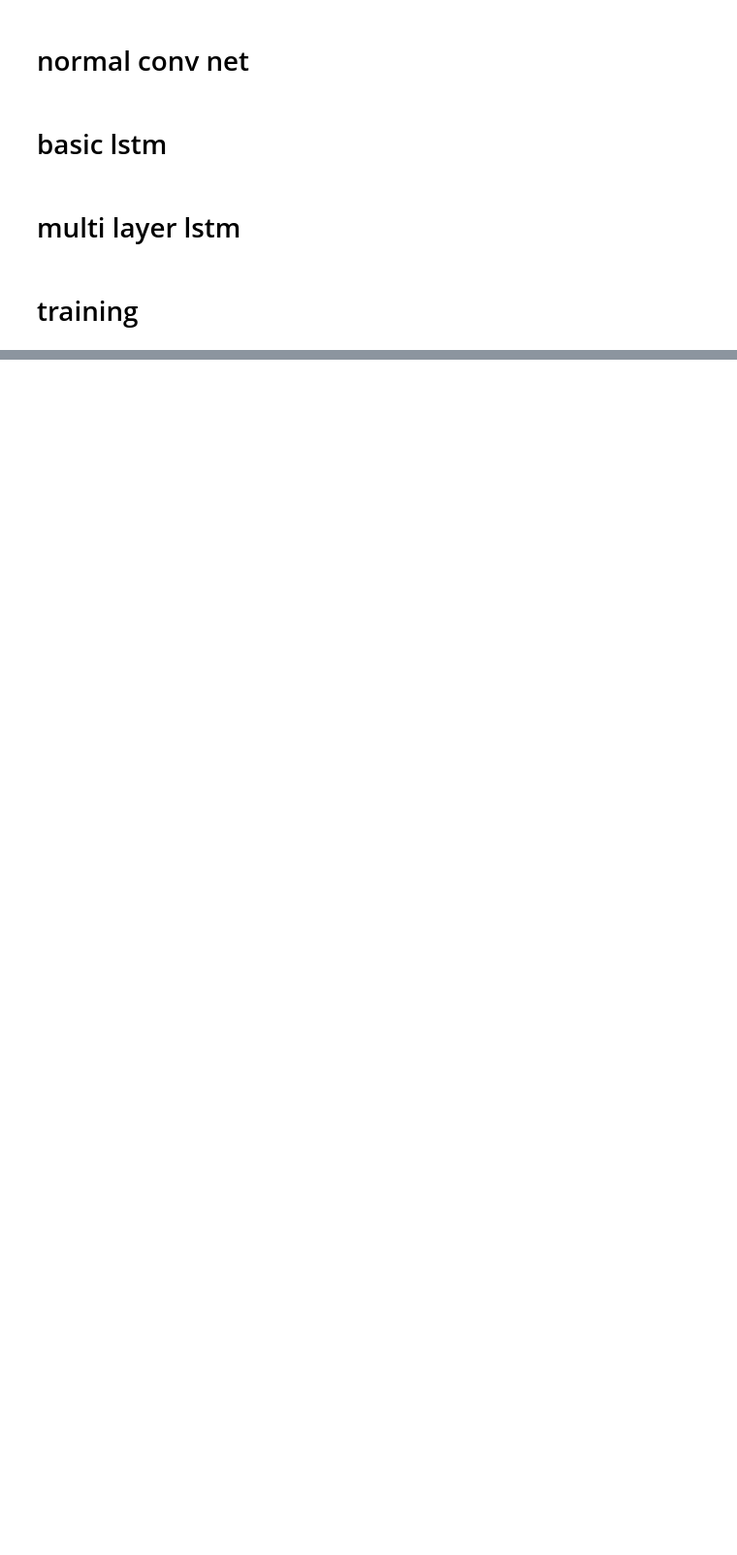
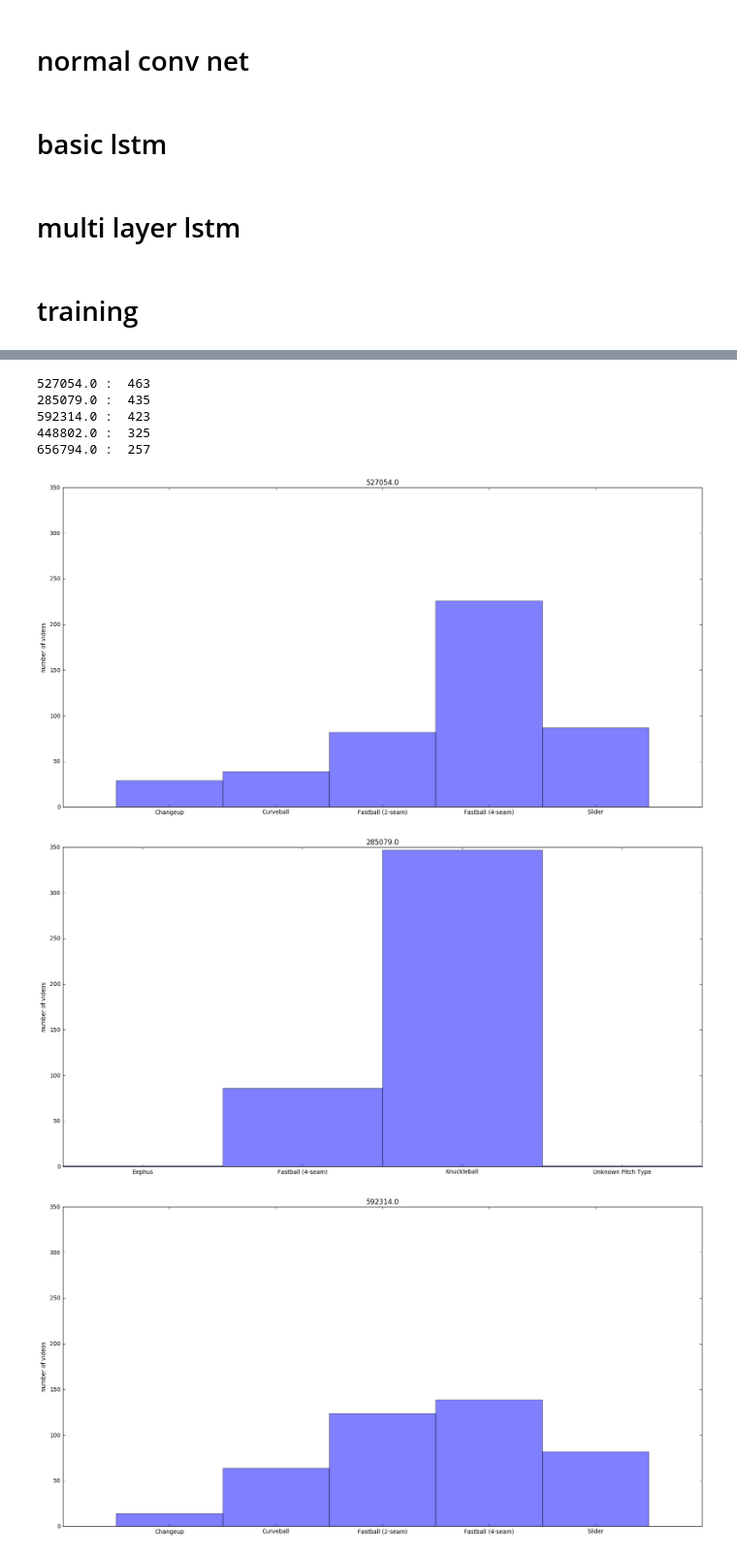
Before and after one commit to NinaWie/pitch_type, a Jupyter notebook: pitch classification.ipynb, the cells around one changed output, grey strips where cells are left out. Shown at 97% size. Cells and saved outputs as stored; diff of their text form; code cells hidden in the pictures; blank space fills up the shorter version.

```diff
--- a/pitch classification.ipynb
+++ b/pitch classification.ipynb
@@ -697,0 +713,11 @@ print(acc)
+# %%
+pitcher = cf["Pitcher"].values.astype(int)
+statistic = sp.stats.itemfreq(pitcher) #.sort(axis = 0)
+
+number = np.array(frequ[:,1])
+
+for i in range(5):
+    maxi = np.argmax(number)
+    a = frequ[maxi]
+    number[maxi]=0
+    print(a)
@@ -697,0 +750,43 @@ print(acc)
+# %%
+from data_preprocess import Preprocessor
+prepro = Preprocessor("cf_data.csv")
+players, _ = prepro.get_list_with_most("Pitcher")
+#print(players[2])
+pitchi = []
+for i in range(5):
+    prepro = Preprocessor("cf_data.csv")
+    prepro.cut_file_to_pitcher(players[i])
+    _, stat = prepro.get_list_with_most("Pitch Type")
+    pitchi.append(stat)
+print(pitchi)
+# %%
+for i in range(5):
+    print(players[i], ": ", np.sum(pitchi[i][:, 1]))
+# %% [output]
+527054.0 :  463
+285079.0 :  435
+592314.0 :  423
+448802.0 :  325
+656794.0 :  257
+# %%
+#data=np.random.random((4,10))
+import matplotlib.pylab as plt
+import numpy as np
+#xaxes = ['t1','t2','t3','t4']
+#yaxes = ['y1','y2','y3','y4']
+titles = players
+for i in range(5):
+
+    plt.figure(figsize=(20,10))
+    plt.ylim([0,350])
+    y_pos = range(len(pitchi[i]))
+    plt.bar(y_pos, pitchi[i][:,1], align='center', alpha=0.5, width = 1)
+    #plt.ylim([0,350])
+    plt.xticks(y_pos, pitchi[i][:,0])
+    plt.ylabel('number of videos')
+    plt.title(titles[i])
+    plt.show()
+# %% [output]
+[figure, added]
+[figure, added]
+[figure, added]
```
Also changed, not shown: parts of 42 cells of this notebook, 8 other files.
